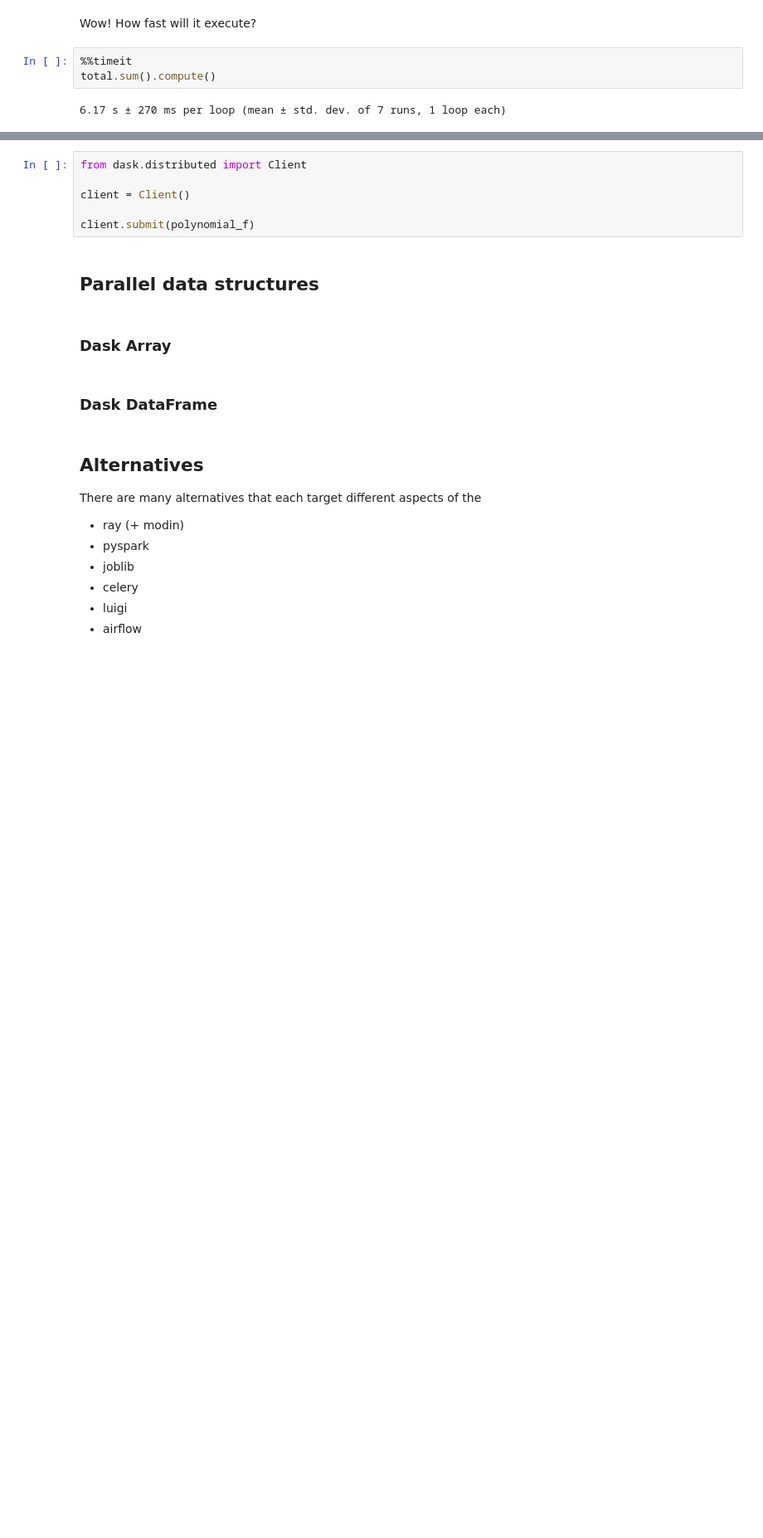
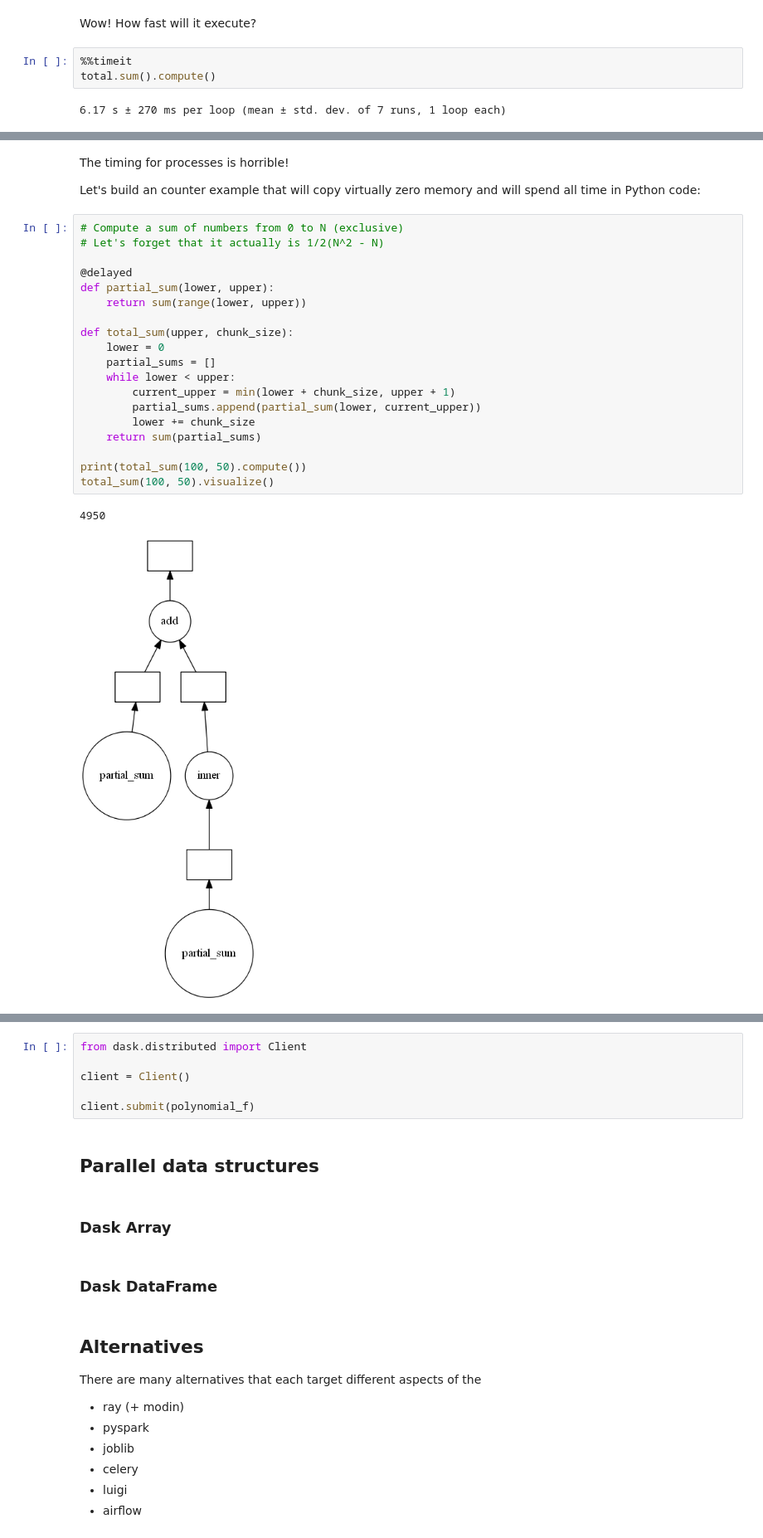
Before and after one commit to HiLASEPythonCourse/hilase-python-course-2021, a Jupyter notebook: 260_dask.ipynb, the cells around one changed output, grey strips where cells are left out. Shown at 83% size. Cells and saved outputs as stored; diff of their text form; blank space fills up the shorter version.

```diff
--- a/260_dask.ipynb
+++ b/260_dask.ipynb
@@ -201,0 +210,26 @@ with dask.config.set(scheduler='processes'):
+# %% [markdown]
+The timing for processes is horrible!
+
+Let's build an counter example that will copy virtually zero memory and will spend all time in Python code:
+# %%
+# Compute a sum of numbers from 0 to N (exclusive)
+# Let's forget that it actually is 1/2(N^2 - N)
+
+@delayed
+def partial_sum(lower, upper):
+    return sum(range(lower, upper))
+
+def total_sum(upper, chunk_size):
+    lower = 0
+    partial_sums = []
+    while lower < upper:
+        current_upper = min(lower + chunk_size, upper + 1)
+        partial_sums.append(partial_sum(lower, current_upper))
+        lower += chunk_size
+    return sum(partial_sums)
+
+print(total_sum(100, 50).compute())
+total_sum(100, 50).visualize()
+# %% [output]
+4950
+[figure, added]
```
Also changed, not shown: parts of 13 cells of this notebook.
